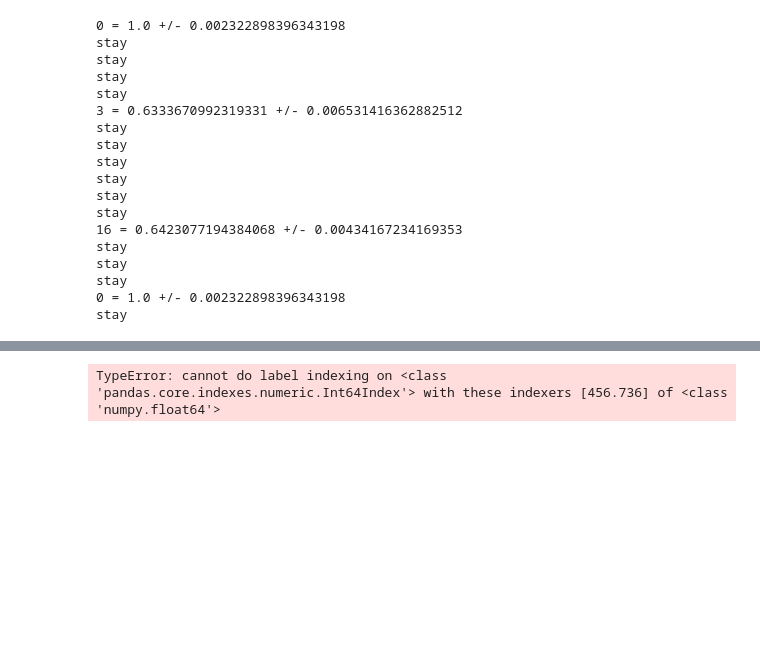
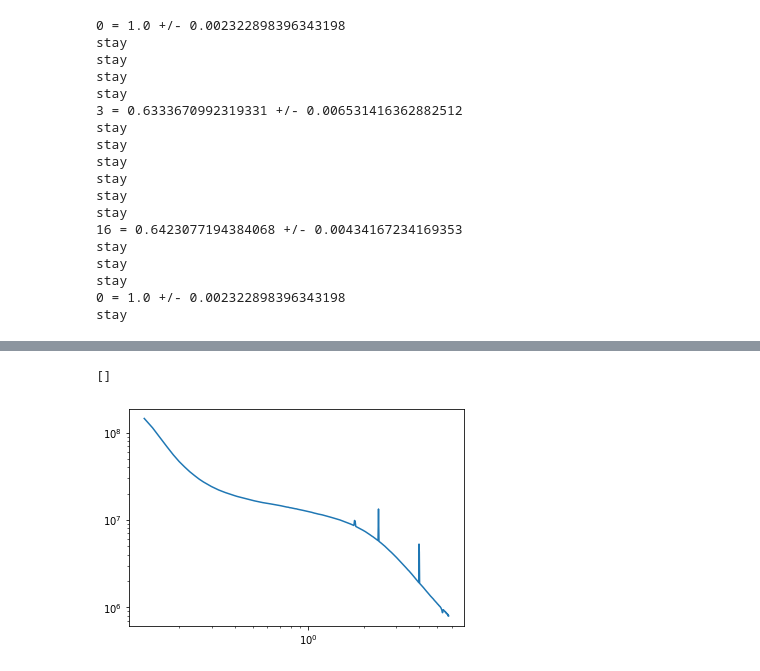
Before and after one commit to EikeGericke/pyASAXS, a Jupyter notebook: ASAXS_DataReduction.ipynb, the cells around one changed output, grey strips where cells are left out. Drawn from its saved outputs; the diff is of its cells as text; code cells hidden in the pictures; blank space fills up the shorter version.

```diff
--- a/ASAXS_DataReduction.ipynb
+++ b/ASAXS_DataReduction.ipynb
@@ -208,21 +221,8 @@ ax.imshow(image, norm=LogNorm())
 # %%
-x_Center =
-y_Center =
-# give the pixel size in meter
-pixelsize = 172e-6
-energy_calibration = 7000 # in eV
-
-#calculate wavelength, scattering angle and sample to detector distance
-wavelength = con.h * con.c / con.e / energy_calibration  # m
-
 # adress the mask
-ai = pyFAI.AzimuthalIntegrator(dist=dist, poni1=res['x'][1]*pixelsize, poni2=res['x'][0]*pixelsize,
+ai = pyFAI.AzimuthalIntegrator(dist=dist, poni1=y_Center*pixelsize, poni2=x_Center *pixelsize,
                                detector=Pilatus1M(), wavelength=wavelength)
 
-ai_mask_path = image_dir + os.sep + 'mask_short.edf'
+ai_mask_path = data_dir + os.sep + 'mask_short.edf'
 ai_mask_object = fabio.open(ai_mask_path)
 ai_mask = ai_mask_object.data
-
-# usage of integrate 1d method
-bin_number = 400 #how many data points are generated
-q, I, e = ai.integrate1d(image, bin_number, error_model='poisson', mask=ai_mask)
@@ -229,7 +233,19 @@ q, I, e = ai.integrate1d(image, bin_number, error_model='poisson', mask=ai_mask)
-# %%
-metaFrame[monitorDiode][metaFrame['x_Center'][usedReference_index]]
-# %% [output]
-TypeError: cannot do label indexing on <class 'pandas.core.indexes.numeric.Int64Index'> with these indexers [456.736] of <class 'numpy.float64'>
+# %%
+# usage of integrate 1d method
+bin_number = 400 #how many data points are generated
+q, I, e = ai.integrate1d(image_Ref, bin_number, error_model='poisson', mask=ai_mask)
+# %%
+# Display the azimuthal integration result
+scale = 10  # upscaling of poisson error for visibility
+
+fig, ax = plt.subplots()
+ax.fill_between(q, I + scale * e, I - scale * e, alpha=0.5)
+ax.plot(q, I)
+ax.loglog()
+#ax.set_xlim([0.05, 1.81])
+# %% [output]
+[]
+[figure, added]
 # %%
 metaFrame
 # %% [output]
```
Also changed, not shown: parts of 3 cells of this notebook.
